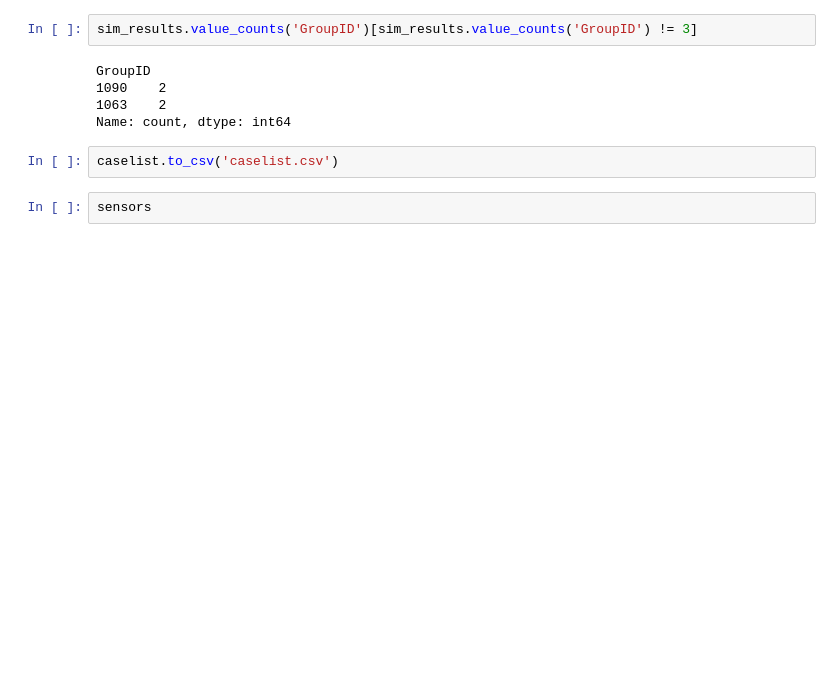
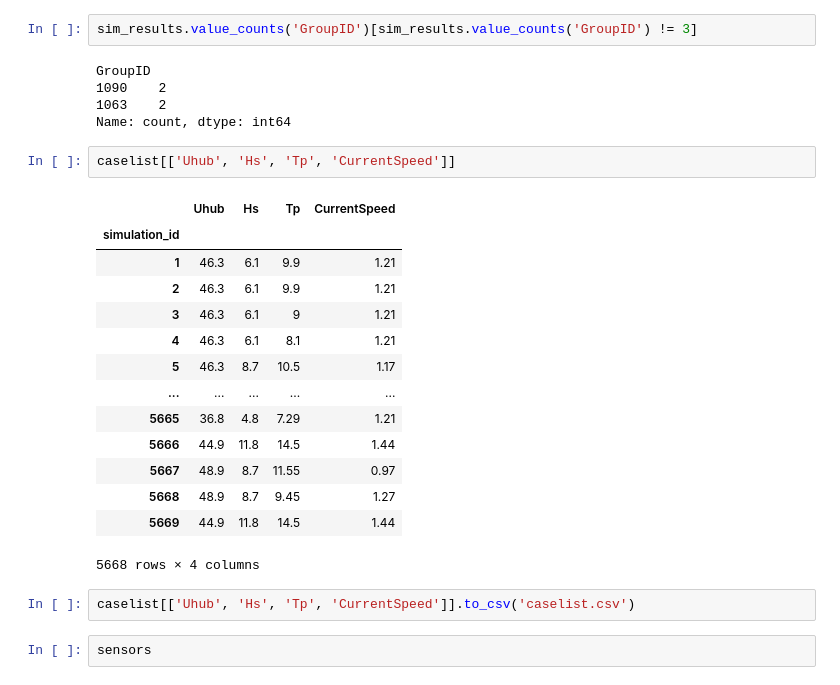
Before and after one commit to FinnFe0103/StiesdalActiveLearning, a Jupyter notebook: _data/_create_csvs.ipynb, the cells around one changed output. Drawn from its saved outputs; the diff is of its cells as text; blank space fills up the shorter version.

```diff
--- a/_data/_create_csvs.ipynb
+++ b/_data/_create_csvs.ipynb
@@ -112,8 +112,25 @@ GroupID
 1090    2
 1063    2
 Name: count, dtype: int64
+# %%
+caselist[['Uhub', 'Hs', 'Tp', 'CurrentSpeed']]
+# %% [output]
+|  | Uhub | Hs | Tp | CurrentSpeed |
+| simulation_id |  |  |  |  |
+| 1 | 46.3 | 6.1 | 9.9 | 1.21 |
+| 2 | 46.3 | 6.1 | 9.9 | 1.21 |
+| 3 | 46.3 | 6.1 | 9 | 1.21 |
+| 4 | 46.3 | 6.1 | 8.1 | 1.21 |
+| 5 | 46.3 | 8.7 | 10.5 | 1.17 |
+| ... | ... | ... | ... | ... |
+| 5665 | 36.8 | 4.8 | 7.29 | 1.21 |
+| 5666 | 44.9 | 11.8 | 14.5 | 1.44 |
+| 5667 | 48.9 | 8.7 | 11.55 | 0.97 |
+| 5668 | 48.9 | 8.7 | 9.45 | 1.27 |
+| 5669 | 44.9 | 11.8 | 14.5 | 1.44 |
+5668 rows × 4 columns
 # %%
-caselist.to_csv('caselist.csv')
+caselist[['Uhub', 'Hs', 'Tp', 'CurrentSpeed']].to_csv('caselist.csv')
 # %%
 sensors
 # %% [output]
```
Also changed, not shown: 5 other files.
